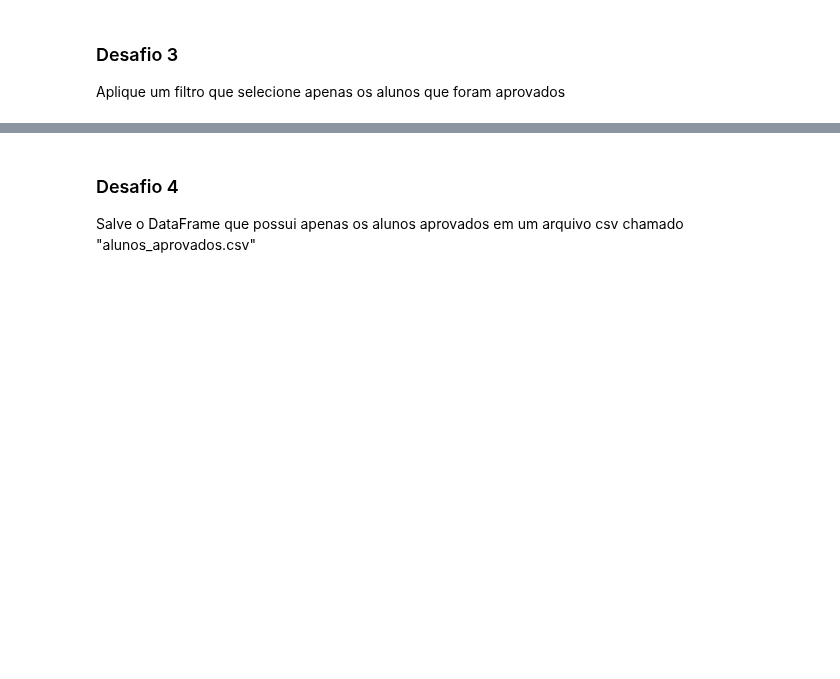
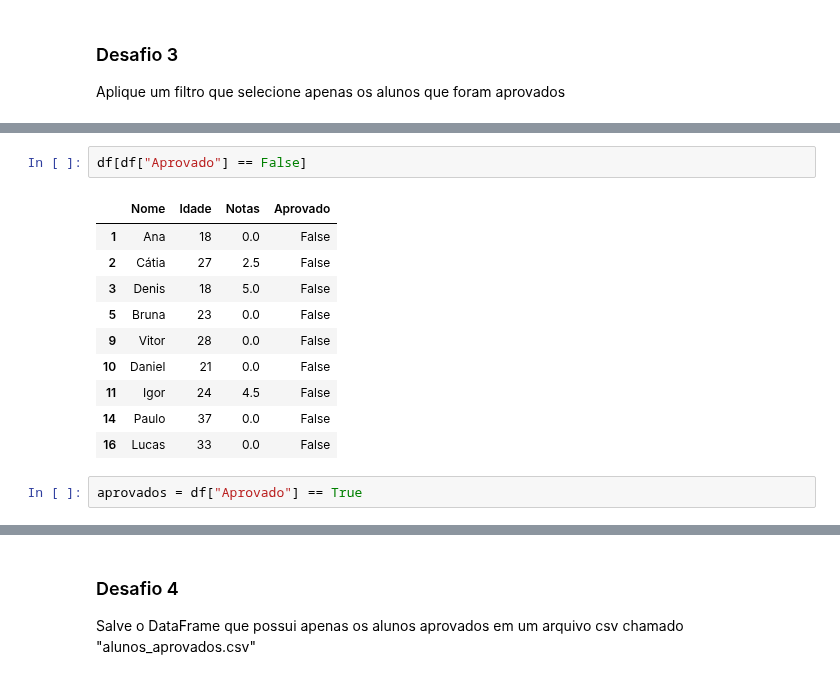
Before and after one commit to profmatheuspassos/analise-dados-pandas-sql, a Jupyter notebook: X-aulas-alura/desafios.ipynb, the cells around one changed output, grey strips where cells are left out. Saved outputs shown, nothing was run; the diff lists cells and outputs as text; blank space fills up the shorter version.

```diff
--- a/X-aulas-alura/desafios.ipynb
+++ b/X-aulas-alura/desafios.ipynb
@@ -265,0 +362,15 @@ Aplique um filtro que selecione apenas os alunos que foram aprovados
+# %%
+df[df["Aprovado"] == False]
+# %% [output]
+|  | Nome | Idade | Notas | Aprovado |
+| 1 | Ana | 18 | 0.0 | False |
+| 2 | Cátia | 27 | 2.5 | False |
+| 3 | Denis | 18 | 5.0 | False |
+| 5 | Bruna | 23 | 0.0 | False |
+| 9 | Vitor | 28 | 0.0 | False |
+| 10 | Daniel | 21 | 0.0 | False |
+| 11 | Igor | 24 | 4.5 | False |
+| 14 | Paulo | 37 | 0.0 | False |
+| 16 | Lucas | 33 | 0.0 | False |
+# %%
+aprovados = df["Aprovado"] == True
```
Also changed, not shown: parts of 15 cells of this notebook, 2 other files.
